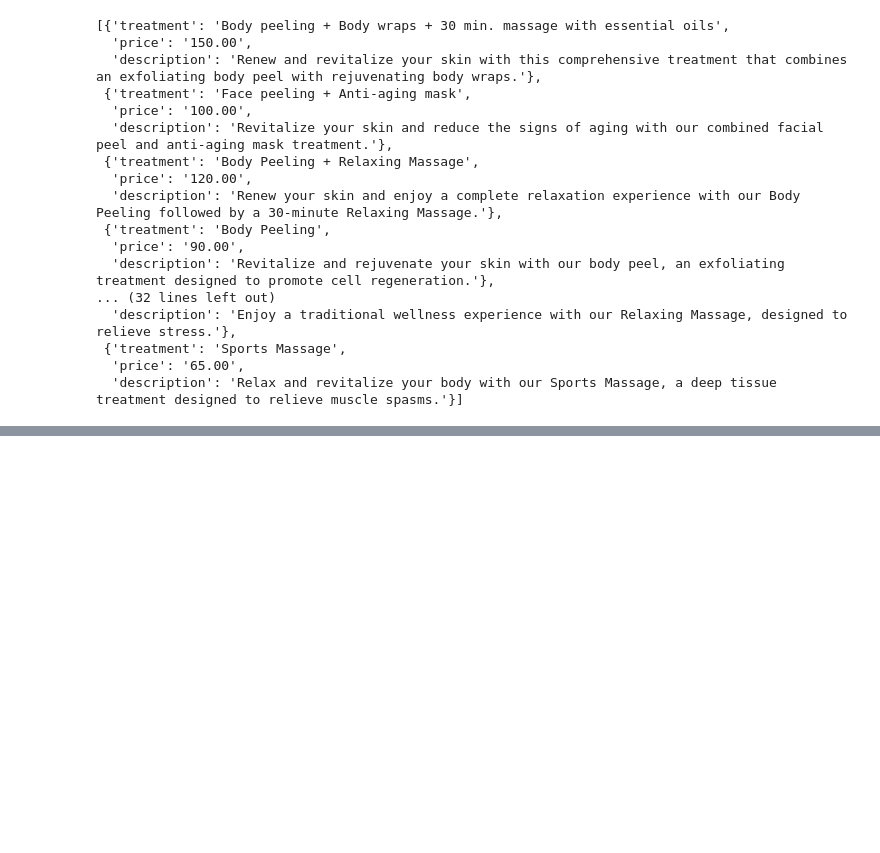
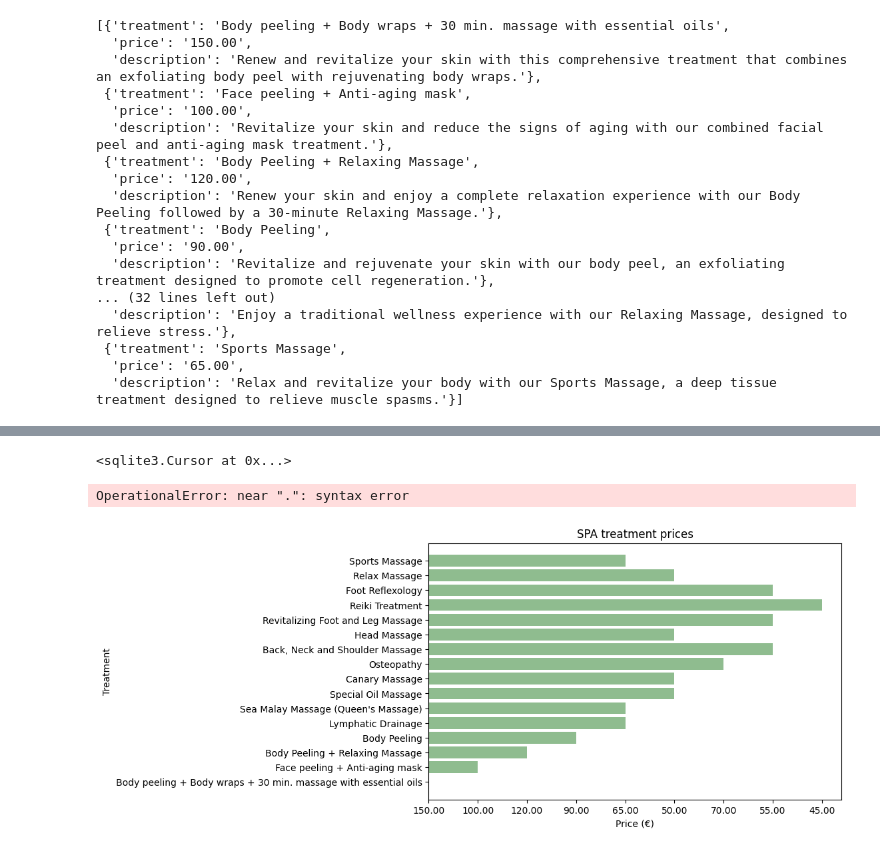
Before and after one commit to 4GeeksAcademy/inetke-scraping-project, a Jupyter notebook: src/explore.es.ipynb, the cells around one changed output, grey strips where cells are left out. Cells and saved outputs as stored; diff of their text form; code cells hidden in the pictures; blank space fills up the shorter version.

Commit message:
added two plots

```diff
--- a/src/explore.es.ipynb
+++ b/src/explore.es.ipynb
@@ -111,0 +91,5 @@ df
+# %%
+df_treatments = pd.DataFrame(list_treatments)
+df_treatments
+#df_treatments_sorted = df_treatments.sort_values(by='price', ascending=False)
+#df_treatments_sorted
@@ -111,0 +118,15 @@ df
+# %%
+cursor.execute('''
+CREATE TABLE IF NOT EXISTS treatments (
+    id INTEGER PRIMERY KEY,
+    treatment TEXT,
+    price INTEGER
+    description TEXT
+)
+''')
+# %% [output]
+<sqlite3.Cursor at 0x...>
+# %%
+cursor.execute('INSERT INTO treatments...')
+# %% [output]
+OperationalError: near ".": syntax error
@@ -111,0 +136,13 @@ df
+# %%
+#df_sorted = df_treatments.sort_values(by='price', ascending=False)
+labels = df_treatments['treatment']
+values = df_treatments['price']
+colours = ['darkseagreen']
+plt.figure(figsize= (8, 5))
+plt.barh(labels, values, color=colours)
+plt.xlabel('Price (€)')
+plt.ylabel('Treatment')
+plt.title('SPA treatment prices')
+plt.show()
+# %% [output]
+[figure, added]
```
Also changed, not shown: parts of 7 cells of this notebook, 3 other files.
